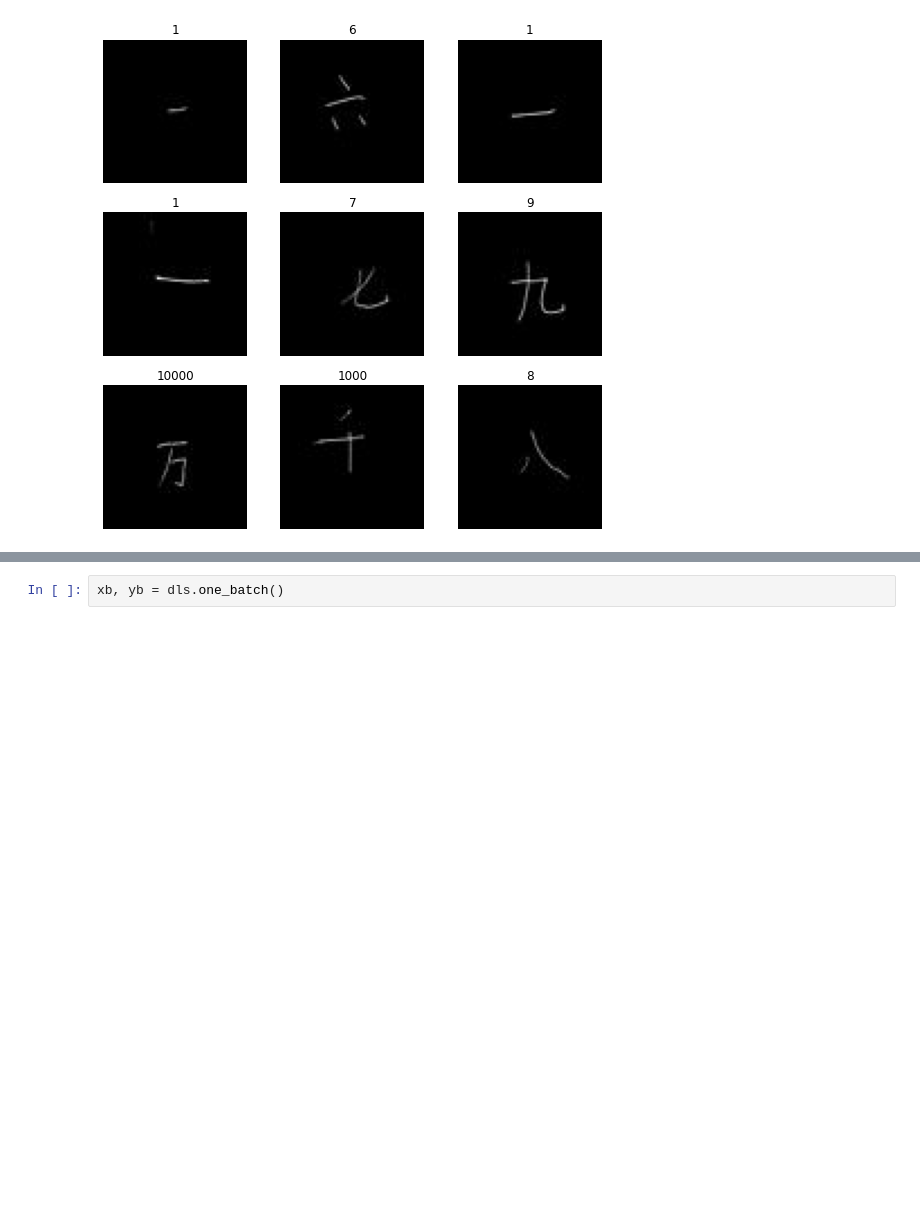
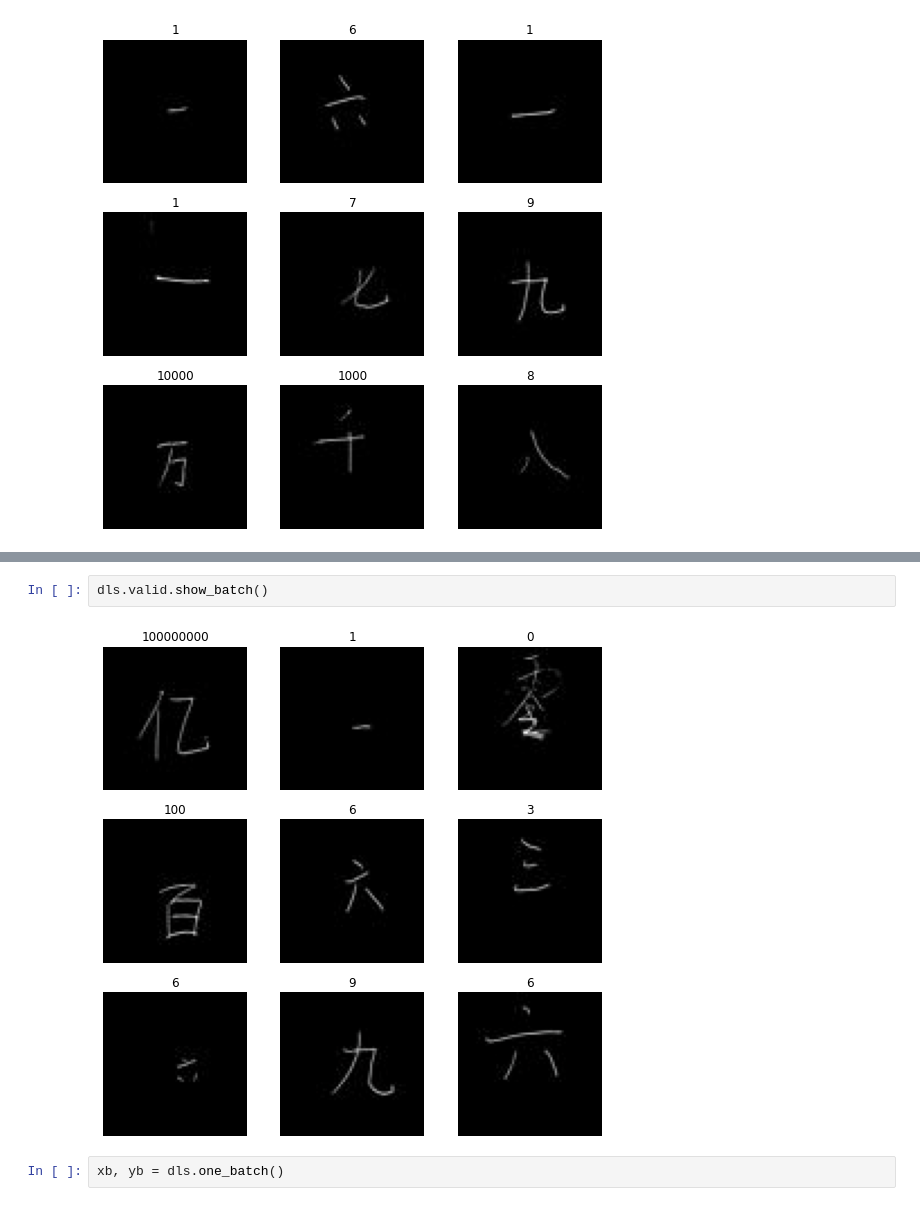
Before and after one commit to Aravinda89/Image-Classificatio-from-Scratch, a Jupyter notebook: CH_MNIST.ipynb, the cells around one changed output, grey strips where cells are left out. Cells and saved outputs as stored; diff of their text form; blank space fills up the shorter version.

```diff
--- a/CH_MNIST.ipynb
+++ b/CH_MNIST.ipynb
@@ -119,3 +123,7 @@ dls.show_batch()
+# %%
+dls.valid.show_batch()
+# %% [output]
+[figure, added]
 # %%
 xb, yb = dls.one_batch()
 # %%
```
Also changed, not shown: parts of 9 cells of this notebook.
